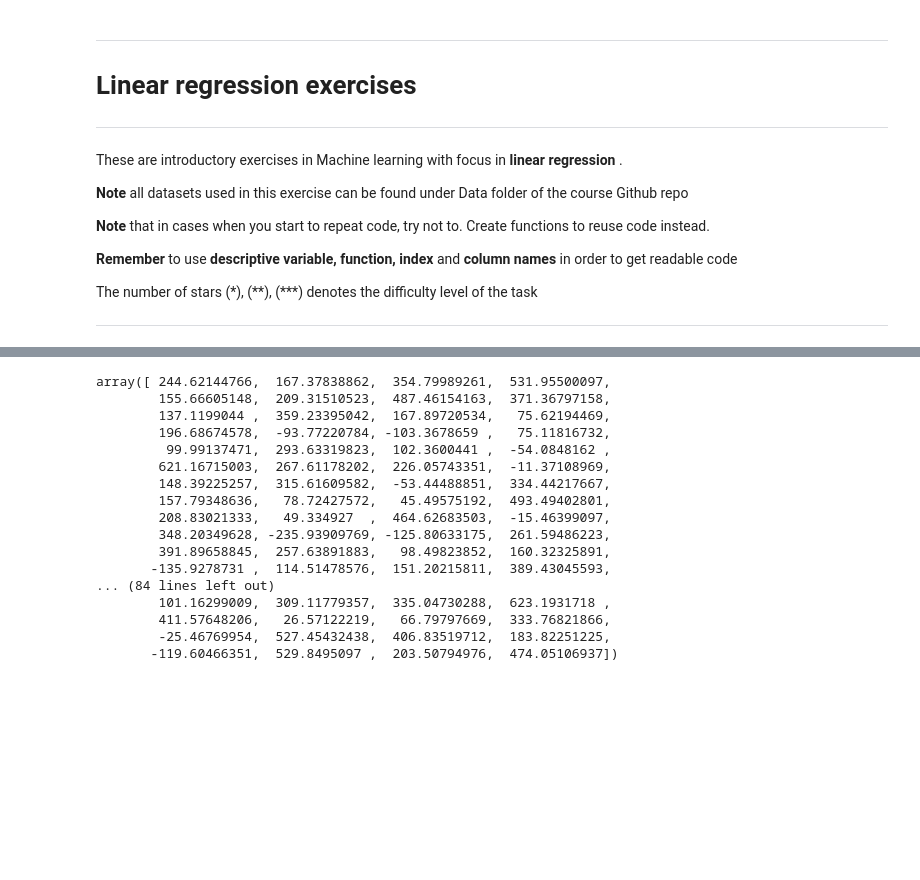
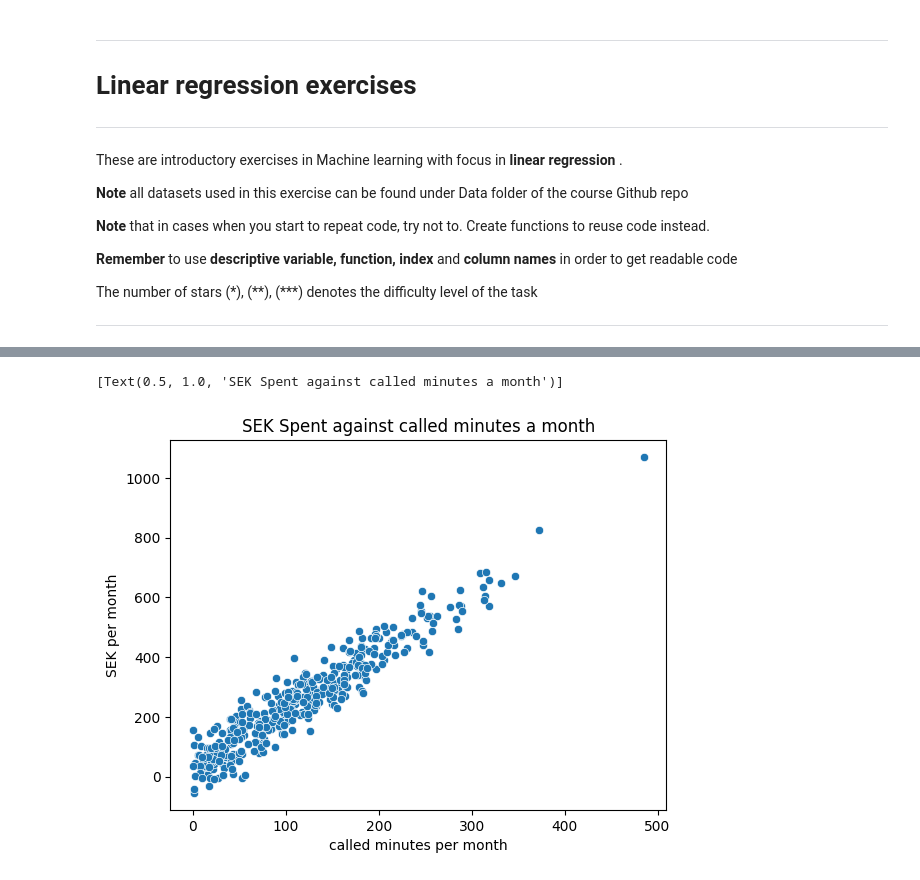
Before and after one commit to SCGlass/Machine-learning, a Jupyter notebook: Exercises/E00_Linear_regression.ipynb, the cells around one changed output, grey strips where cells are left out. Drawn from its saved outputs; the diff is of its cells as text; code cells hidden in the pictures; blank space fills up the shorter version.

```diff
--- a/Exercises/E00_Linear_regression.ipynb
+++ b/Exercises/E00_Linear_regression.ipynb
@@ -76,35 +76,26 @@ df.head()
 # %%
 import numpy as np
 import pandas as pd
 import matplotlib as plt
+import seaborn as sns
 
 
-#plt.style.use("seaborn_white")
 
-
+sample  = 400
 np.random.seed(42)
 
-X =np.random.normal(loc=100, scale=100,size=400)
-e = np.random.normal(loc=0,scale=50, size=400 )
+X =np.abs(np.random.normal(loc=100, scale=100,size=sample))
+
+e = np.random.normal(loc=0,scale=50, size=sample)
 y = 2*X + 25 + e
 
 
-y
+df_phone_sub = pd.DataFrame()
+df_phone_sub["called minutes per month"] = pd.Series(X)
+df_phone_sub["SEK per month"] = pd.Series(y)
+
+ax = sns.scatterplot(data=df_phone_sub, x="called minutes per month", y="SEK per month")
+ax.set(title="SEK Spent against called minutes a month")
 # %% [output]
-array([ 244.62144766,  167.37838862,  354.79989261,  531.95500097,
-        155.66605148,  209.31510523,  487.46154163,  371.36797158,
-        137.1199044 ,  359.23395042,  167.89720534,   75.62194469,
-        196.68674578,  -93.77220784, -103.3678659 ,   75.11816732,
-         99.99137471,  293.63319823,  102.3600441 ,  -54.0848162 ,
-        621.16715003,  267.61178202,  226.05743351,  -11.37108969,
-        148.39225257,  315.61609582,  -53.44488851,  334.44217667,
-        157.79348636,   78.72427572,   45.49575192,  493.49402801,
-        208.83021333,   49.334927  ,  464.62683503,  -15.46399097,
-        348.20349628, -235.93909769, -125.80633175,  261.59486223,
-        391.89658845,  257.63891883,   98.49823852,  160.32325891,
-       -135.9278731 ,  114.51478576,  151.20215811,  389.43045593,
-... (84 lines left out)
-        101.16299009,  309.11779357,  335.04730288,  623.1931718 ,
-        411.57648206,   26.57122219,   66.79797669,  333.76821866,
-        -25.46769954,  527.45432438,  406.83519712,  183.82251225,
-       -119.60466351,  529.8495097 ,  203.50794976,  474.05106937])
+[Text(0.5, 1.0, 'SEK Spent against called minutes a month')]
+[figure, added]
```
